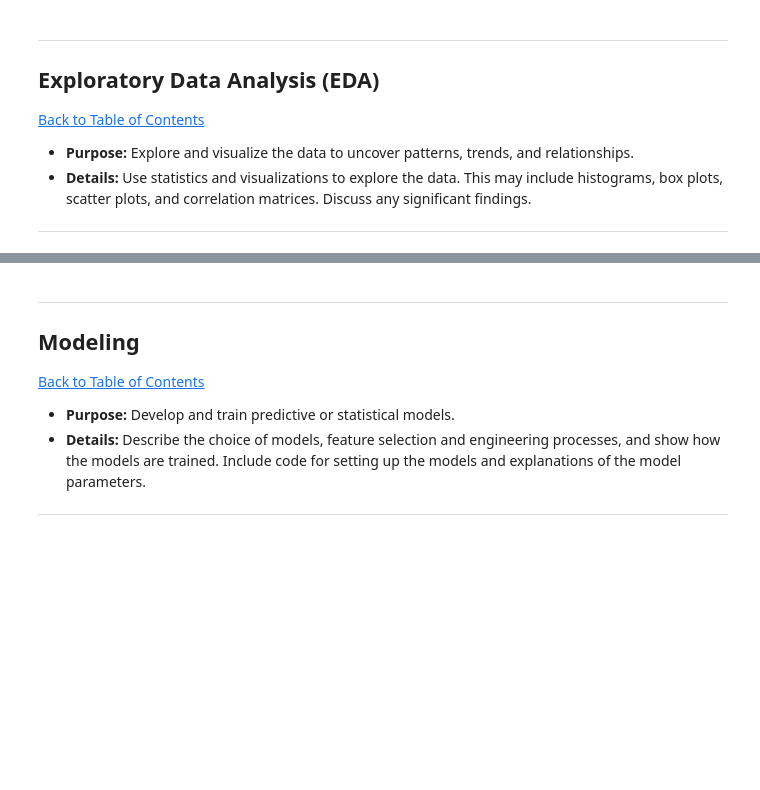
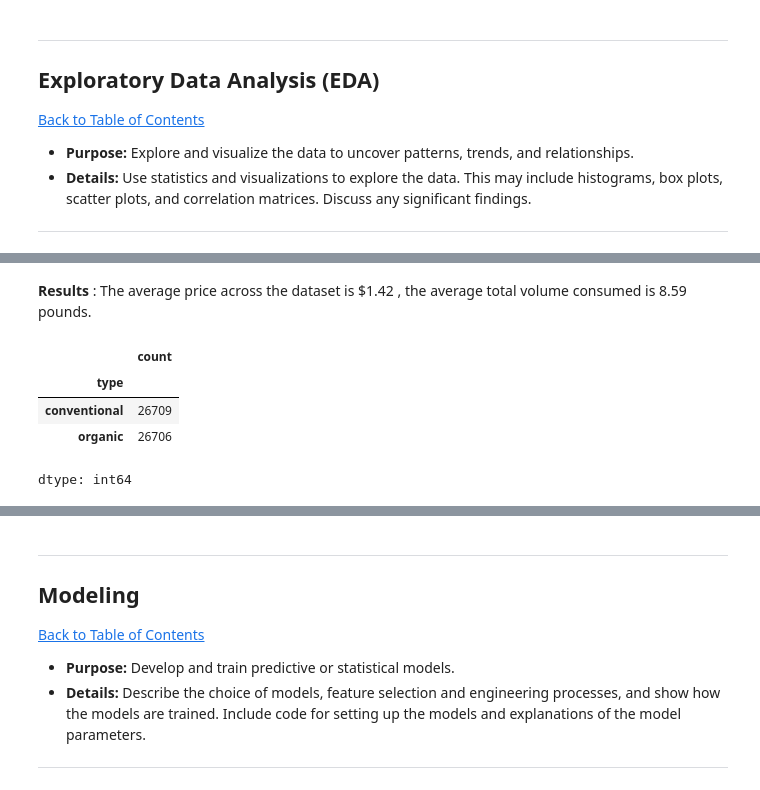
Before and after one commit to VenishaAI/Cornerstone_Project_Avo-Data_Prices, a Jupyter notebook: QCTO---Workplace-Module-Notebook-Template-4571 (1).ipynb, the cells around one changed output, grey strips where cells are left out. Saved outputs shown, nothing was run; the diff lists cells and outputs as text; code cells hidden in the pictures; blank space fills up the shorter version.

```diff
--- a/QCTO---Workplace-Module-Notebook-Template-4571 (1).ipynb
+++ b/QCTO---Workplace-Module-Notebook-Template-4571 (1).ipynb
@@ -275,0 +306,14 @@ pip freeze > requirements.txt
+# %% [markdown]
+**Results** : The average price across the dataset is $1.42 , the average total volume consumed is 8.59 pounds.
+# %%
+# Get the count of each type in the dataset
+type_count = df_copy['type'].value_counts()
+
+# Display the top 5 most common types
+type_count.head()
+# %% [output]
+|  | count |
+| type |  |
+| conventional | 26709 |
+| organic | 26706 |
+dtype: int64
```
Also changed, not shown: parts of 12 cells of this notebook.
